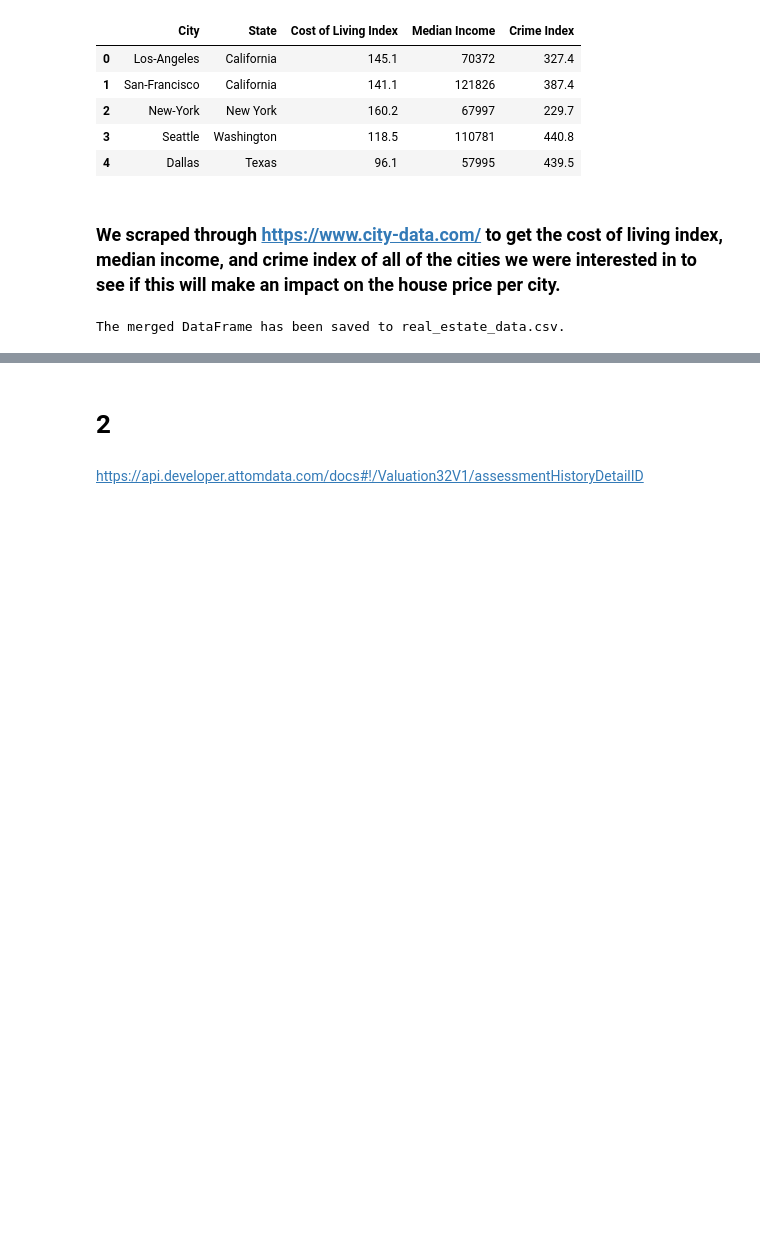
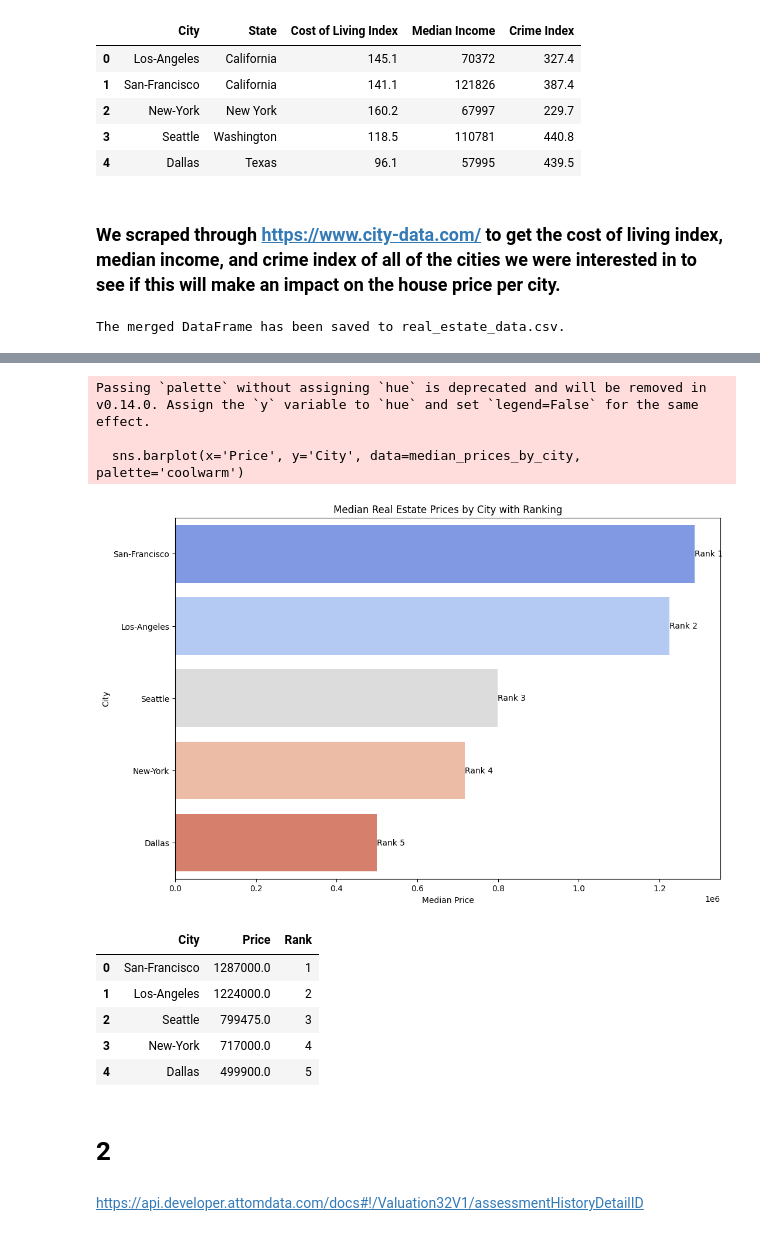
Before and after one commit to ekye0512/STA14B, a Jupyter notebook: HouseInformation.ipynb, the cells around one changed output, grey strips where cells are left out. Cells and saved outputs as stored; diff of their text form; code cells hidden in the pictures; blank space fills up the shorter version.

```diff
--- a/HouseInformation.ipynb
+++ b/HouseInformation.ipynb
@@ -203,3 +244,35 @@ The merged DataFrame has been saved to real_estate_data.csv.
+# %%
+# Calculate median prices by city and rank them
+median_prices_by_city = merged_df.groupby('City')['Price'].median().sort_values(ascending=False).reset_index()
+
+# Add rank based on median price
+median_prices_by_city['Rank'] = median_prices_by_city.index + 1
+
+# Plotting median prices by city with ranking
+plt.figure(figsize=(12, 8))
+sns.barplot(x='Price', y='City', data=median_prices_by_city, palette='coolwarm')
+plt.title('Median Real Estate Prices by City with Ranking')
+plt.xlabel('Median Price')
+plt.ylabel('City')
+
+# Annotate ranks on the bars
+for index, row in median_prices_by_city.iterrows():
+    plt.text(row['Price'], index, f'Rank {row["Rank"]}', color='black', ha="left", va="center")
+
+plt.show()
+
+median_prices_by_city
+# %% [output]
+Passing `palette` without assigning `hue` is deprecated and will be removed in v0.14.0. Assign the `y` variable to `hue` and set `legend=False` for the same effect.
+
+  sns.barplot(x='Price', y='City', data=median_prices_by_city, palette='coolwarm')
+[figure, added]
+|  | City | Price | Rank |
+| 0 | San-Francisco | 1287000.0 | 1 |
+| 1 | Los-Angeles | 1224000.0 | 2 |
+| 2 | Seattle | 799475.0 | 3 |
+| 3 | New-York | 717000.0 | 4 |
+| 4 | Dallas | 499900.0 | 5 |
 # %% [markdown]
 # 2
 # %% [markdown]
```
Also changed, not shown: parts of 15 cells of this notebook.
